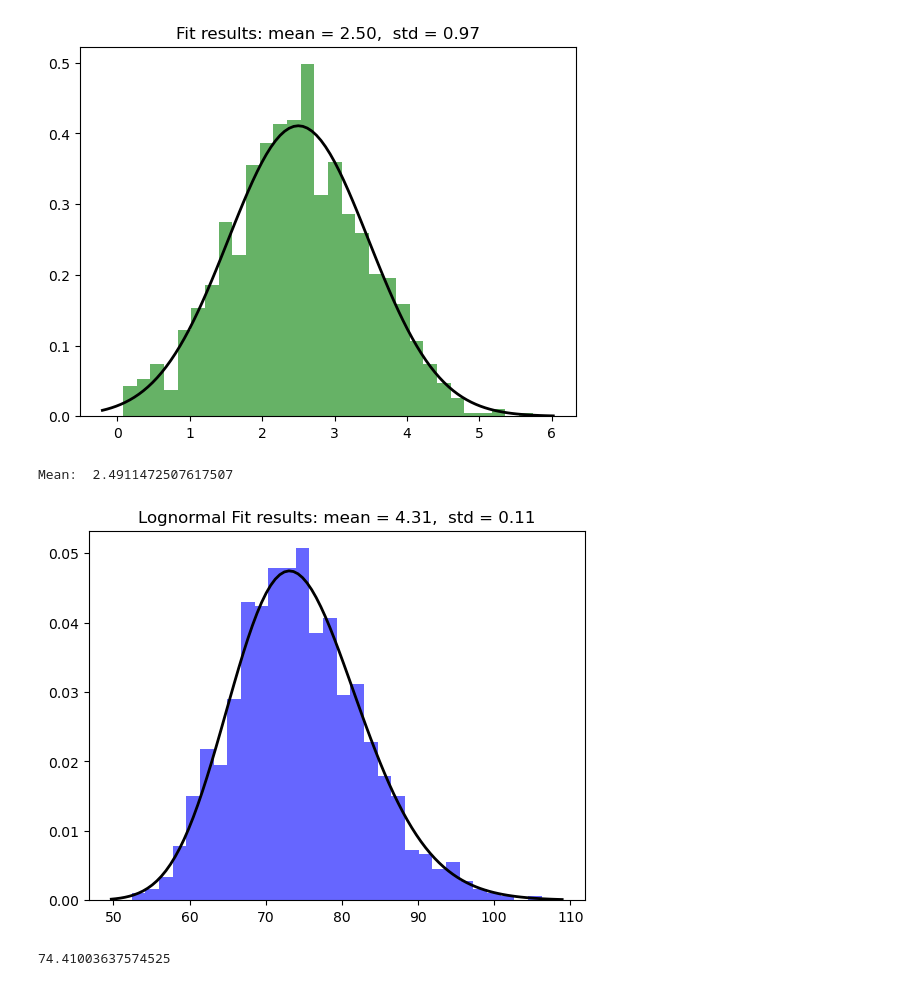
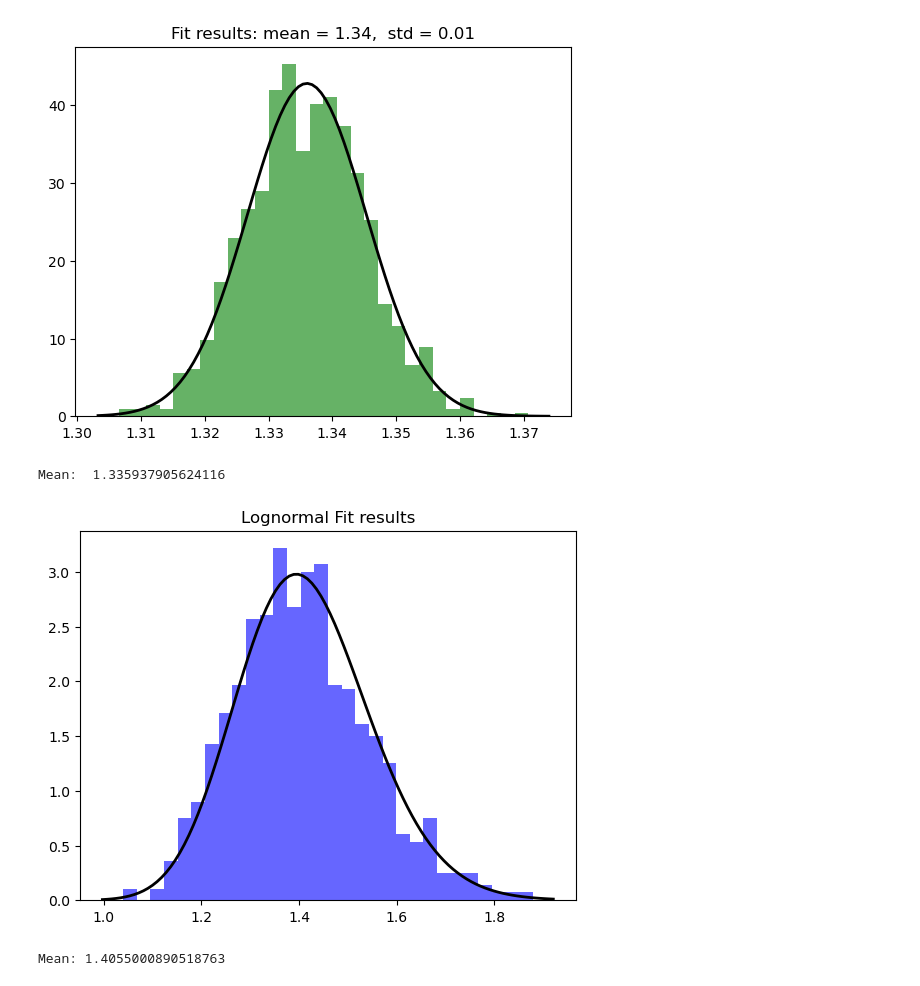
Before and after one commit to allfed/water-access, a Jupyter notebook: scripts/distributions.ipynb, the cells around one changed output. Saved outputs shown, nothing was run; the diff lists cells and outputs as text; code cells hidden in the pictures.

```diff
--- a/scripts/distributions.ipynb
+++ b/scripts/distributions.ipynb
@@ -3,9 +3,17 @@ import numpy as np
 from scipy.stats import norm, lognorm
 import matplotlib.pyplot as plt
 
-def sample_normal(low, high, n):
+def sample_normal(low, high, n, confidence=99):
+    if confidence == 90:
+        z = 1.645
+    elif confidence == 95:
+        z = 1.96
+    elif confidence == 99:
+        z = 2.575
+    else:
+        raise ValueError("Confidence level must be 90, 95, or 99")
     mean = np.mean([high, low])
-    stdev = (high - mean) / 2.575
+    stdev = (high - mean) / z
     samples = np.abs(norm.rvs(loc=mean, scale=stdev, size=n))
 
     # Plotting
@@ -20,12 +28,20 @@ def sample_normal(low, high, n):
 
     return samples
 
-def sample_lognormal(low, high, n):
+def sample_lognormal(low, high, n, confidence=90):
+    if confidence == 90:
+        z = 1.645
+    elif confidence == 95:
+        z = 1.96
+    elif confidence == 99:
+        z = 2.575
+    else:
+        raise ValueError("Confidence level must be 90, 95, or 99")
     logHigh = np.log(high)
     logLow = np.log(low)
 
     mean = np.mean([logHigh, logLow])
-    stdev = (logHigh - logLow) / (2 * 2.575)
+    stdev = (logHigh - logLow) / (2 * z)
     scale = np.exp(mean)
     samples = np.abs(lognorm.rvs(s=stdev, scale=scale, size=n))
 
@@ -35,20 +51,21 @@ def sample_lognormal(low, high, n):
     x = np.linspace(xmin, xmax, 100)
     p = lognorm.pdf(x, s=stdev, scale=scale)
     plt.plot(x, p, 'k', linewidth=2)
-    title = "Lognormal Fit results: mean = %.2f,  std = %.2f" % (np.log(scale), stdev)
+    # title = "Lognormal Fit results: mean = %.2f,  std = %.2f" % (np.log(scale), stdev)
+    title = "Lognormal Fit results"
     plt.title(title)
     plt.show()
 
     return samples
 # %%
-samples = sample_normal(0, 5, 1000)
+samples = sample_normal(1.312, 1.360, 1000, confidence=99)
 print("Mean: ", np.mean(samples))
 # %% [output]
-[figure, old version]
+[figure, new version]
-Mean:  2.4911472507617507
+Mean:  1.335937905624116
 # %%
-samples = sample_lognormal(55.2, 99.4, 1000)
-print(np.mean(samples))
+samples = sample_lognormal(1.1, 1.8, 1000, confidence=99)
+print(f"Mean: {np.mean(samples)}")
 # %% [output]
-[figure, old version]
+[figure, new version]
-74.41003637574525
+Mean: 1.4055000890518763
```
Also changed, not shown: 8 other files.
